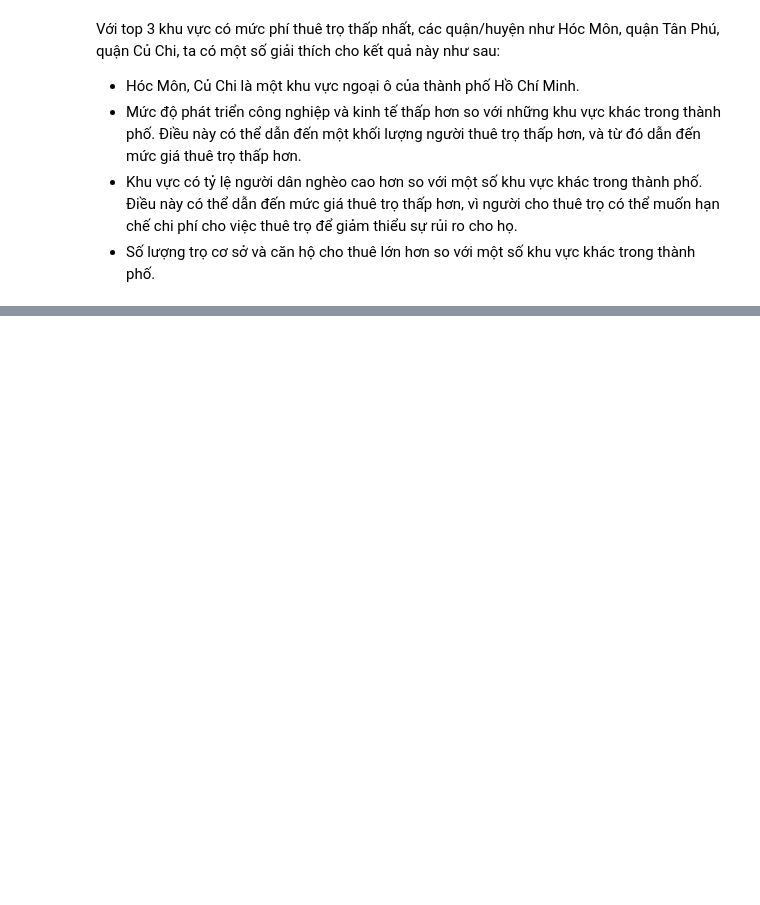
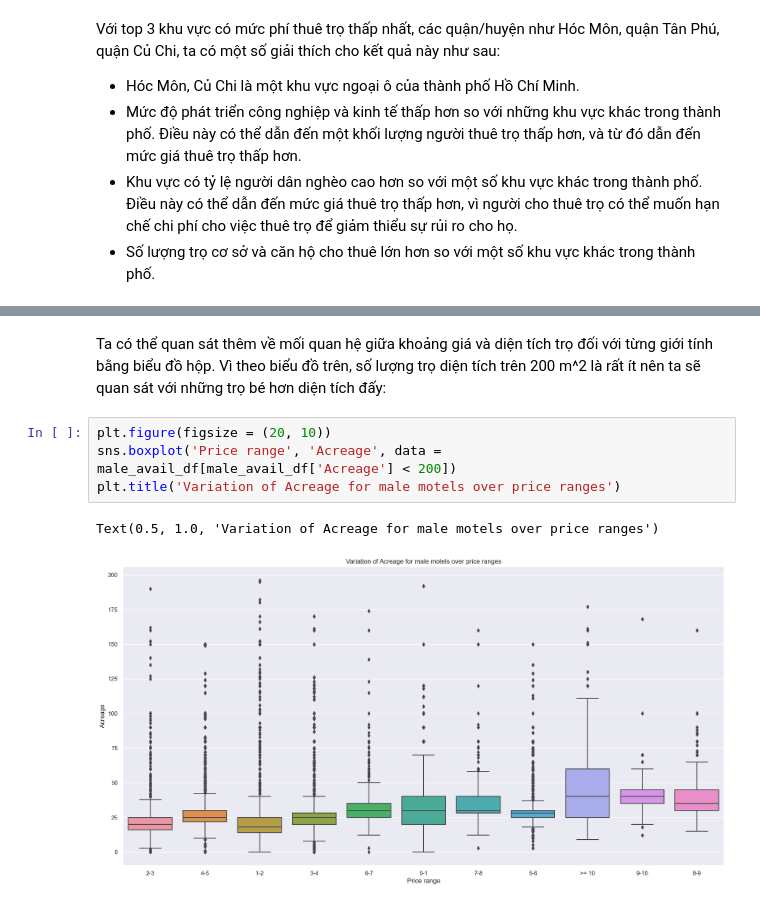
Before and after one commit to tungbtt/LTKHDL_Project_Phongtro, a Jupyter notebook: Project_PhongTro.ipynb, the cells around one changed output, grey strips where cells are left out. Saved outputs shown, nothing was run; the diff lists cells and outputs as text; blank space fills up the shorter version.

Commit message:
Thêm câu hỏi 2

```diff
--- a/Project_PhongTro.ipynb
+++ b/Project_PhongTro.ipynb
@@ -483,0 +649,9 @@ Với top 3 khu vực có mức phí thuê trọ thấp nhất, các quận/huy
+# %% [markdown]
+Ta có thể quan sát thêm về mối quan hệ giữa khoảng giá và diện tích trọ đối với từng giới tính bằng biểu đồ hộp. Vì theo biểu đồ trên, số lượng trọ diện tích trên 200 m^2 là rất ít nên ta sẽ quan sát với những trọ bé hơn diện tích đấy:
+# %%
+plt.figure(figsize = (20, 10))
+sns.boxplot('Price range', 'Acreage', data = male_avail_df[male_avail_df['Acreage'] < 200])
+plt.title('Variation of Acreage for male motels over price ranges')
+# %% [output]
+Text(0.5, 1.0, 'Variation of Acreage for male motels over price ranges')
+[figure, added]
```
Also changed, not shown: parts of 30 cells of this notebook.
